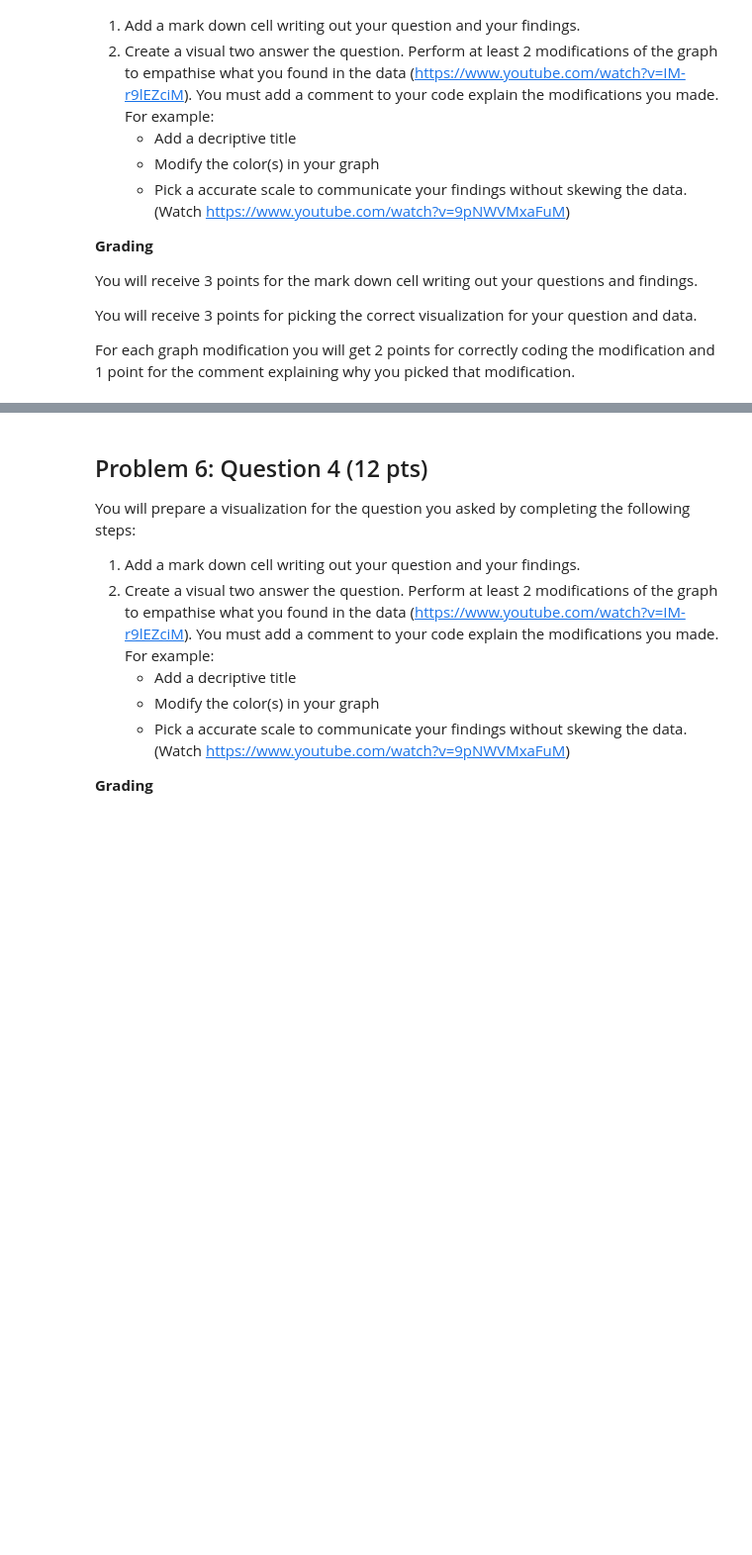
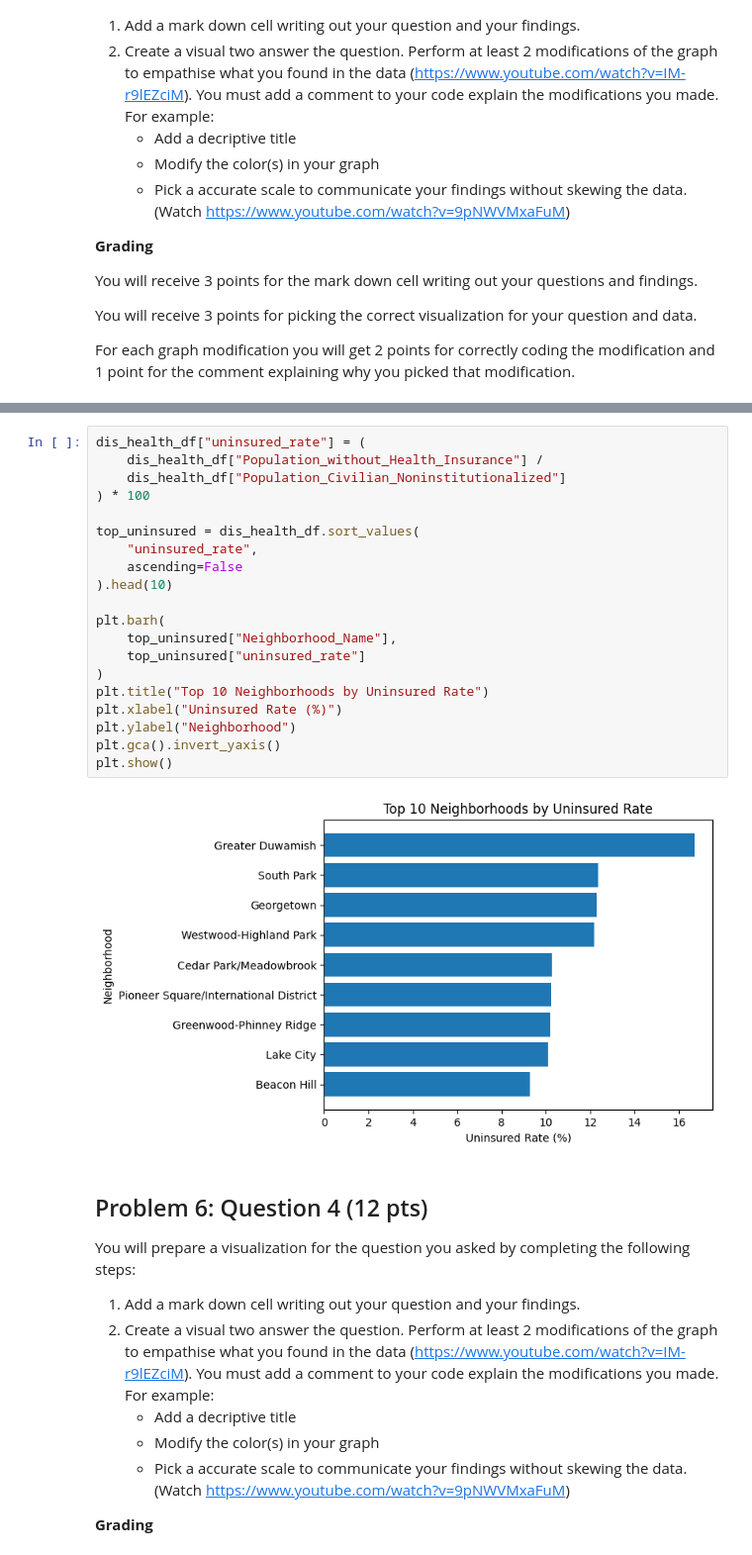
Before and after one commit to jklinck/AD450Winter2026, a Jupyter notebook: week_9_viz_determ.ipynb, the cells around one changed output, grey strips where cells are left out. Shown at 99% size. Saved outputs shown, nothing was run; the diff lists cells and outputs as text; blank space fills up the shorter version.

```diff
--- a/week_9_viz_determ.ipynb
+++ b/week_9_viz_determ.ipynb
@@ -317,3 +611,25 @@ For each graph modification you will get 2 points for correctly coding the modif
+# %%
+dis_health_df["uninsured_rate"] = (
+    dis_health_df["Population_without_Health_Insurance"] /
+    dis_health_df["Population_Civilian_Noninstitutionalized"]
+) * 100
+
+top_uninsured = dis_health_df.sort_values(
+    "uninsured_rate",
+    ascending=False
+).head(10)
+
+plt.barh(
+    top_uninsured["Neighborhood_Name"],
+    top_uninsured["uninsured_rate"]
+)
+plt.title("Top 10 Neighborhoods by Uninsured Rate")
+plt.xlabel("Uninsured Rate (%)")
+plt.ylabel("Neighborhood")
+plt.gca().invert_yaxis()
+plt.show()
+# %% [output]
+[figure, added]
 # %% [markdown]
 ## Problem 6: Question 4 (12 pts)
 
```
Also changed, not shown: parts of 22 cells of this notebook.
